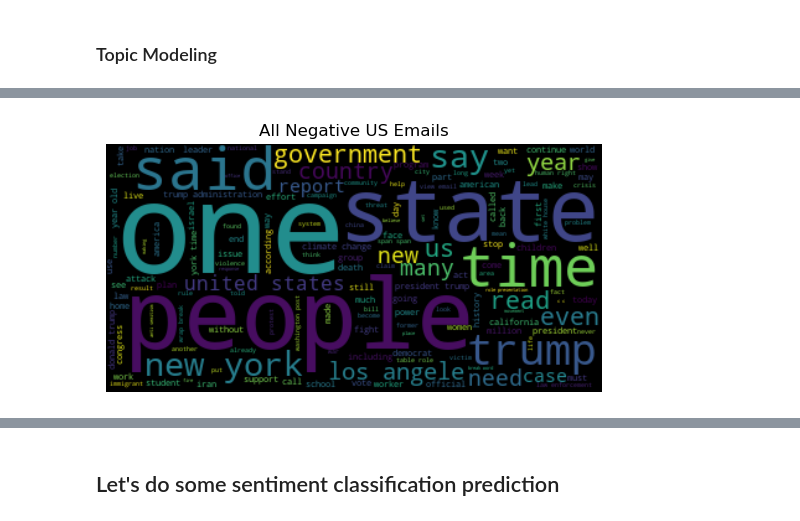
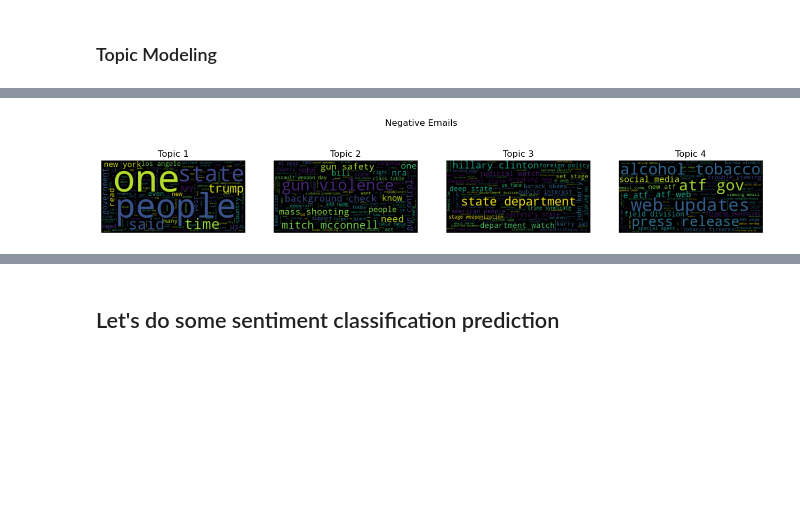
Before and after one commit to statzenthusiast921/political-emails-analysis, a Jupyter notebook: main/notebooks/Emails EDA 10.16.22.ipynb, the cells around one changed output, grey strips where cells are left out. Saved outputs shown, nothing was run; the diff lists cells and outputs as text; code cells hidden in the pictures; blank space fills up the shorter version.

```diff
--- a/main/notebooks/Emails EDA 10.16.22.ipynb
+++ b/main/notebooks/Emails EDA 10.16.22.ipynb
@@ -1026,7 +1071,7 @@ topic_model_pipeline(df_dom,1,0,'All Positive US Emails')
 # %%
 #Negative Sentiment - all of US
-topic_model_pipeline(df_dom,0,0,'All Negative US Emails')
+topic_model_pipeline(df_dom,0,'Negative Emails')
 # %% [output]
-[figure, old version]
+[figure, new version]
 # %%
 #Positive Sentiment - US - DEM
```
Also changed, not shown: parts of 20 cells of this notebook.
